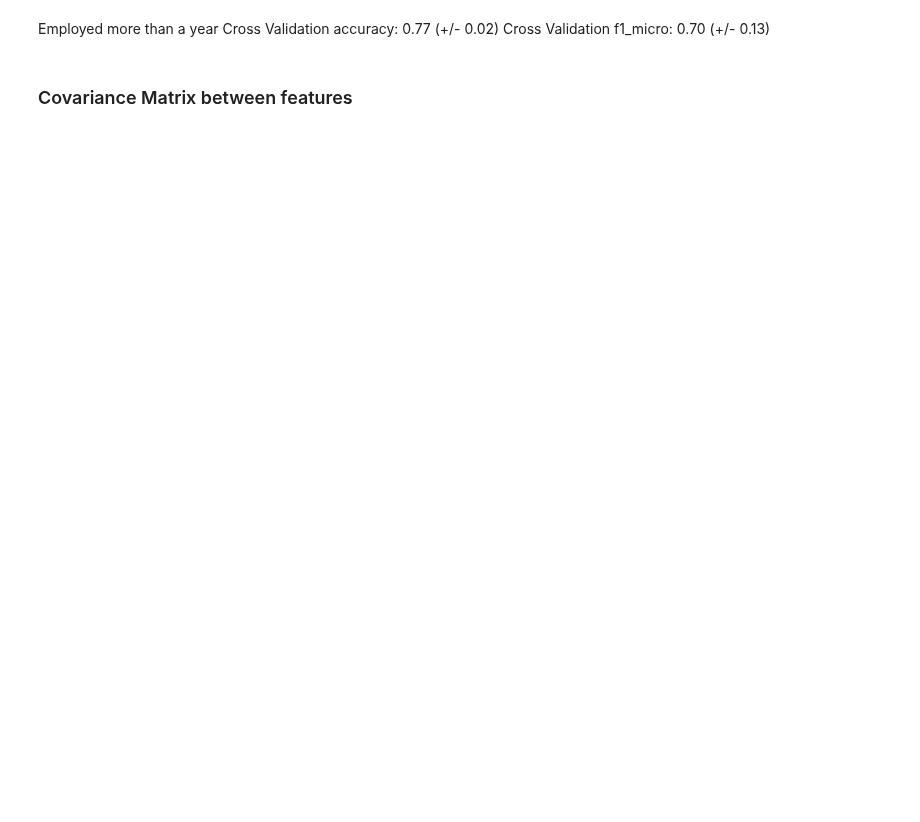
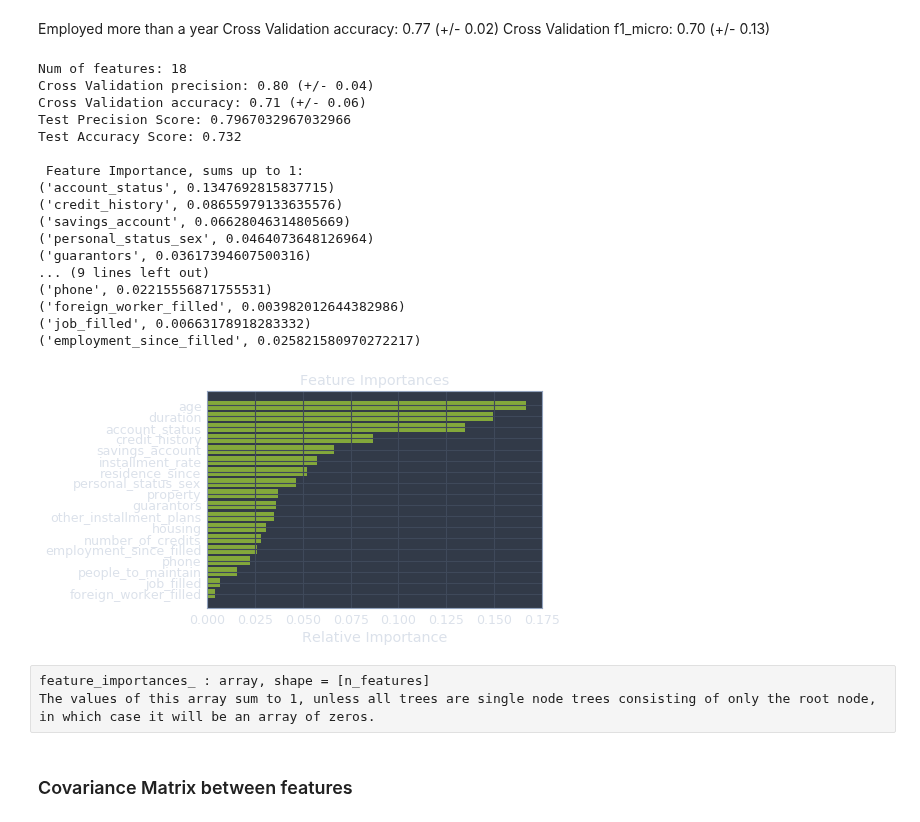
Before and after one commit to alyonavyshnevska/intelligent_data_analysis, a Jupyter notebook: Final_Project/FinalProject.ipynb, the cells around one changed output. Drawn from its saved outputs; the diff is of its cells as text; code cells hidden in the pictures; blank space fills up the shorter version.

```diff
--- a/Final_Project/FinalProject.ipynb
+++ b/Final_Project/FinalProject.ipynb
@@ -1124,3 +1166,30 @@ missing_columns.remove('employment_since')
+# %%
+# Foreign, Job, Empl_since
+classify_with_new_cols(df_X_enc, filled_cols, max_features=18)
+
+#Visualise importance of features
+# %% [output]
+Num of features: 18
+Cross Validation precision: 0.80 (+/- 0.04)
+Cross Validation accuracy: 0.71 (+/- 0.06)
+Test Precision Score: 0.7967032967032966
+Test Accuracy Score: 0.732
+
+ Feature Importance, sums up to 1:
+('account_status', 0.1347692815837715)
+('credit_history', 0.08655979133635576)
+('savings_account', 0.06628046314805669)
+('personal_status_sex', 0.0464073648126964)
+('guarantors', 0.03617394607500316)
+... (9 lines left out)
+('phone', 0.02215556871755531)
+('foreign_worker_filled', 0.003982012644382986)
+('job_filled', 0.00663178918283332)
+('employment_since_filled', 0.025821580970272217)
+[figure, added]
+# %% [raw]
+feature_importances_ : array, shape = [n_features]
+The values of this array sum to 1, unless all trees are single node trees consisting of only the root node, in which case it will be an array of zeros.
 # %%
 # _, x_train, y_train, x_test = split_data_missing_vals(
 #         df_job_numerical, df_with_onehot, 'job')
```
Also changed, not shown: parts of 18 cells of this notebook.
